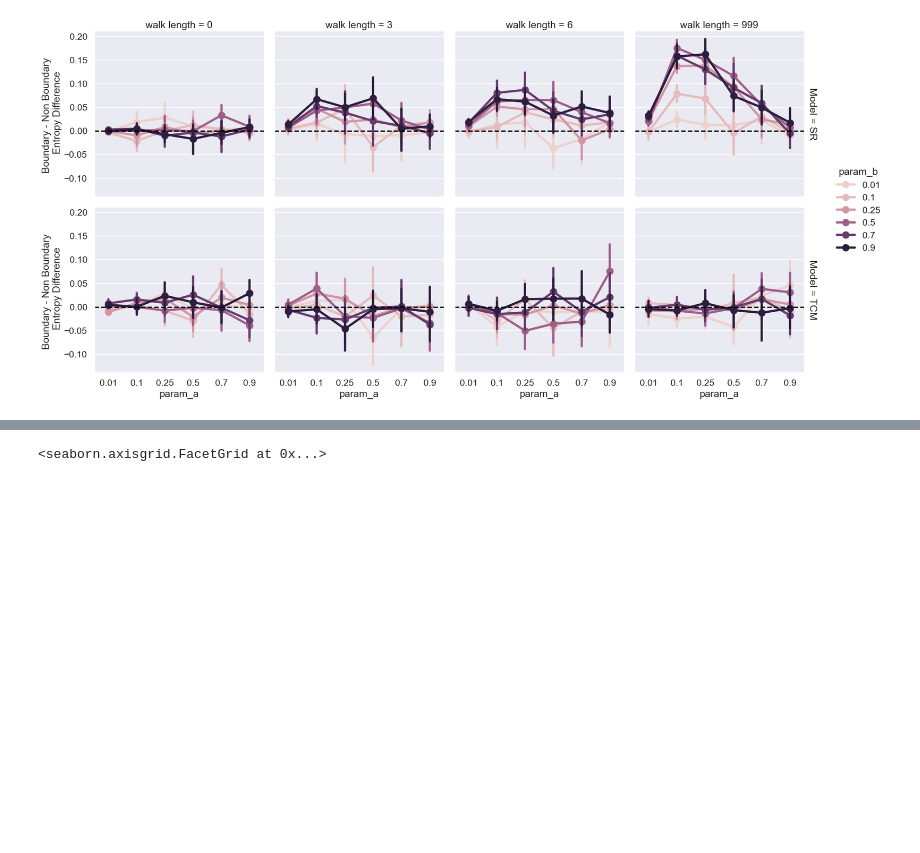
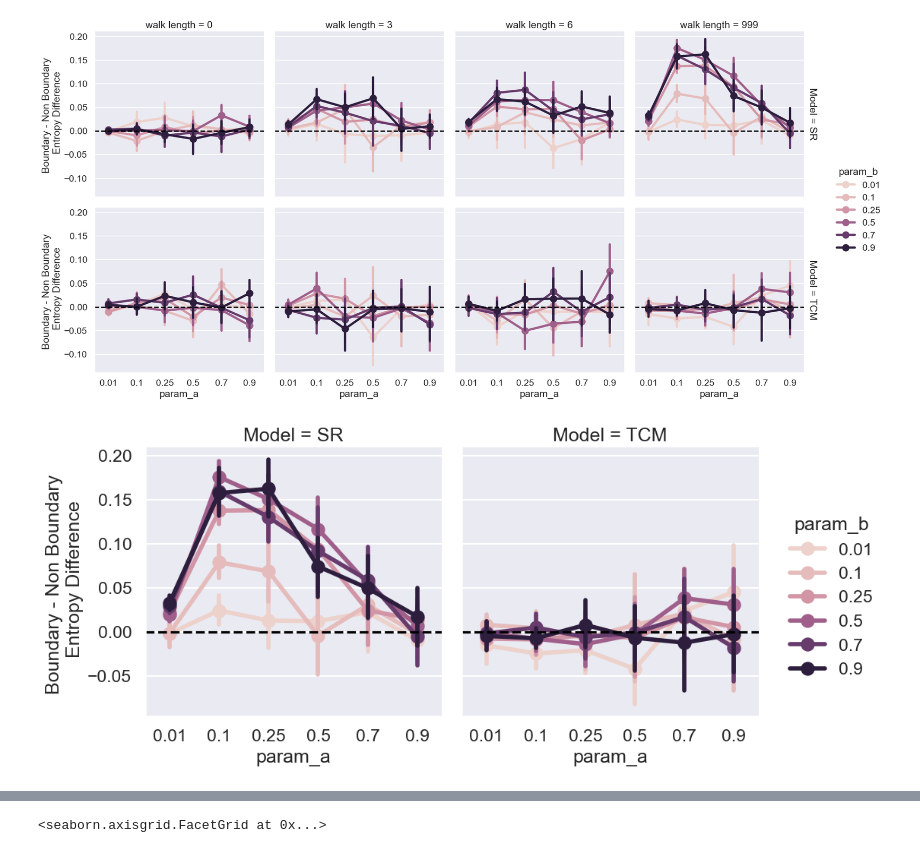
Before and after one commit to tejas-savalia/umass-dissertation, a Jupyter notebook: chapter_notebooks/chapter_2/simulations.ipynb, the cells around one changed output, grey strips where cells are left out. Cells and saved outputs as stored; diff of their text form; code cells hidden in the pictures; blank space fills up the shorter version.

```diff
--- a/chapter_notebooks/chapter_2/simulations.ipynb
+++ b/chapter_notebooks/chapter_2/simulations.ipynb
@@ -347,3 +359,15 @@ g.set_ylabels('Boundary - Non Boundary \n Entropy Difference')
 plt.savefig('figures/SR_TCM_walklength_boundary_nonboundary_entropydiff.png', dpi = 300, transparent = True)
 # %% [output]
 [figure]
+# %%
+entropy_diff = pd.read_csv('simulation_results/SR_TCM_walklength_boundary_nonboundary_entropydiff.csv')
+g = sns.catplot(y = 'diff',
+                x = 'param_a',  hue = 'param_b', col = 'Model',
+                data = entropy_diff.loc[entropy_diff['walk length'] == 999],
+                kind = 'point', margin_titles = True)
+for i in range(2):
+    g.axes[0][i].axhline(y = 0, ls = '--', color = 'black')
+g.set_ylabels('Boundary - Non Boundary \n Entropy Difference')
+plt.savefig('figures/SR_TCM_walklength_boundary_nonboundary_entropydiff_longestwalk.png', dpi = 300, transparent = True)
+# %% [output]
+[figure, added]
```
Also changed, not shown: parts of 8 cells of this notebook, 50 other files.
